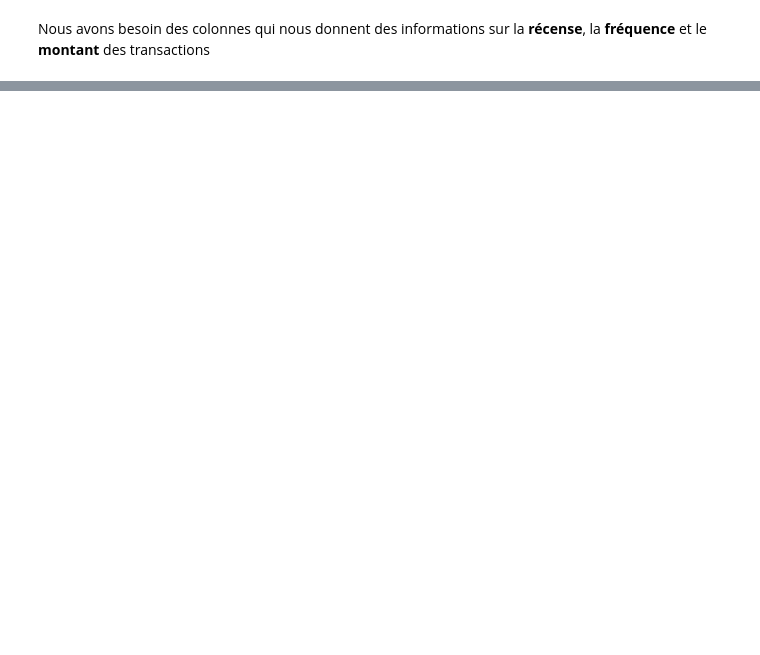
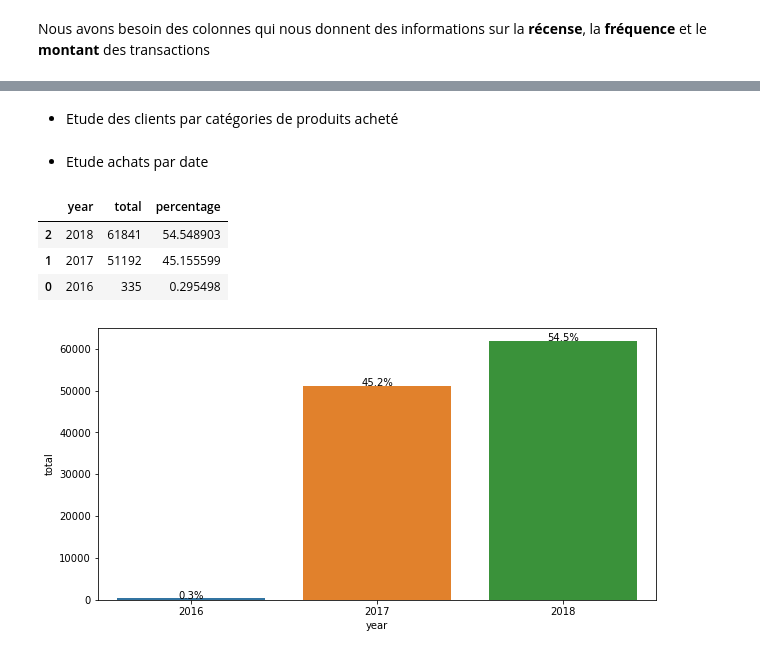
Before and after one commit to azioba/Client_Segmentation, a Jupyter notebook: Projet_5.ipynb, the cells around one changed output, grey strips where cells are left out. Saved outputs shown, nothing was run; the diff lists cells and outputs as text; code cells hidden in the pictures; blank space fills up the shorter version.

```diff
--- a/Projet_5.ipynb
+++ b/Projet_5.ipynb
@@ -154,0 +406,27 @@ Nous avons besoin des colonnes qui nous donnent des informations sur la **récen
+# %% [markdown]
+- Etude des clients par catégories de produits acheté
+# %% [markdown]
+- Etude achats par date
+# %%
+purchase_year = drop1.groupby(['year']).count()['customer_unique_id'].reset_index().sort_values(by='customer_unique_id',ascending=False)
+purchase_year.rename(columns = {'customer_unique_id':'total'}, inplace=True)
+purchase_year['percentage'] = 100*(purchase_year['total']/purchase_year['total'].sum())
+purchase_year
+# %% [output]
+|  | year | total | percentage |
+| 2 | 2018 | 61841 | 54.548903 |
+| 1 | 2017 | 51192 | 45.155599 |
+| 0 | 2016 | 335 | 0.295498 |
+# %%
+plt.figure(figsize=(10,5))
+ax = sns.barplot(data=purchase_year,x='year',y='total')
+total = purchase_year['total'].sum()
+patches = ax.patches
+for p in ax.patches:
+   percentage = '{:.1f}%'.format(100 * p.get_height()/total)
+   x = p.get_x() + p.get_width()/2
+   y = p.get_height()+.05
+   ax.annotate(percentage, (x, y), ha='center')
+plt.show()
+# %% [output]
+[figure, added]
```
Also changed, not shown: parts of 55 cells of this notebook.
